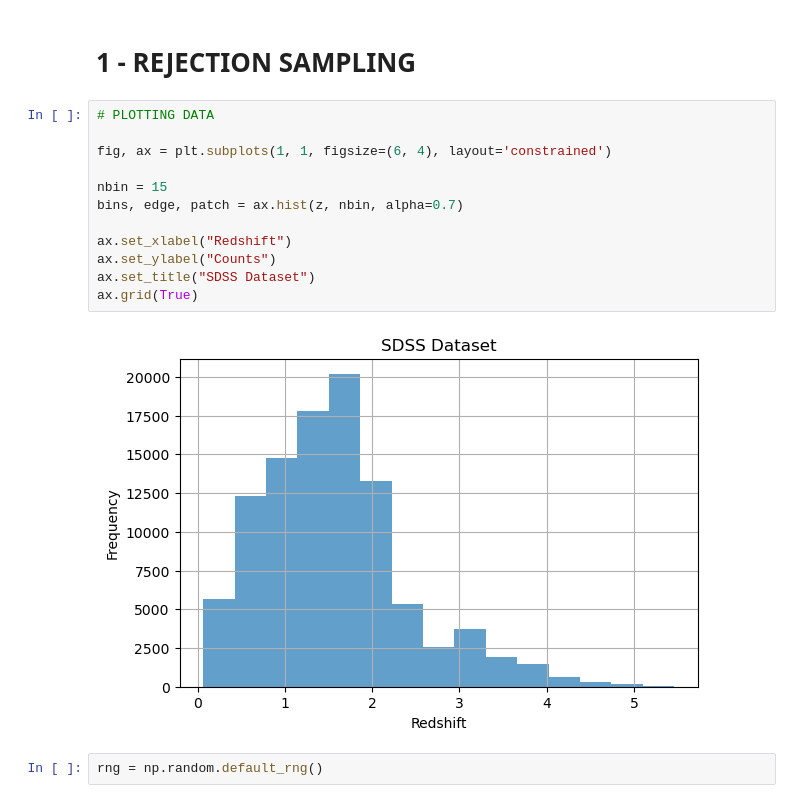
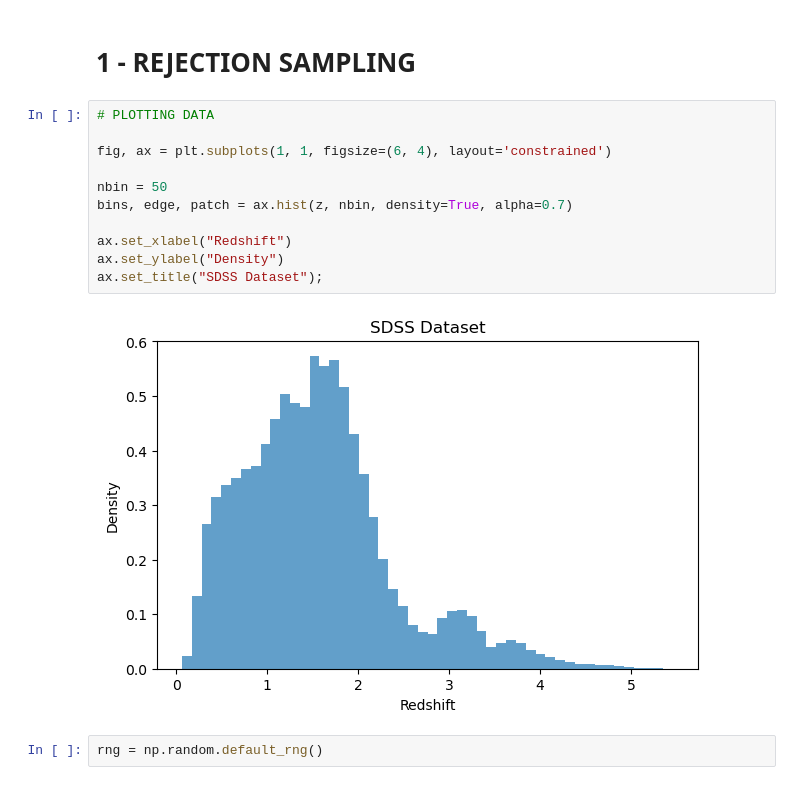
Before and after one commit to RoccoGiugni/ASML-24-25, a Jupyter notebook: L04/L04.ipynb, the cells around one changed output. Saved outputs shown, nothing was run; the diff lists cells and outputs as text.

```diff
--- a/L04/L04.ipynb
+++ b/L04/L04.ipynb
@@ -40,17 +40,16 @@ z = data['redshift']
 # %%
 # PLOTTING DATA
 
 fig, ax = plt.subplots(1, 1, figsize=(6, 4), layout='constrained')
 
-nbin = 15
-bins, edge, patch = ax.hist(z, nbin, alpha=0.7)
+nbin = 50
+bins, edge, patch = ax.hist(z, nbin, density=True, alpha=0.7)
 
 ax.set_xlabel("Redshift")
-ax.set_ylabel("Counts")
-ax.set_title("SDSS Dataset")
-ax.grid(True)
+ax.set_ylabel("Density")
+ax.set_title("SDSS Dataset");
 # %% [output]
-[figure, old version]
+[figure, new version]
 # %%
 rng = np.random.default_rng()
 # %%
```
Also changed, not shown: parts of 5 cells of this notebook, 7 other files.
